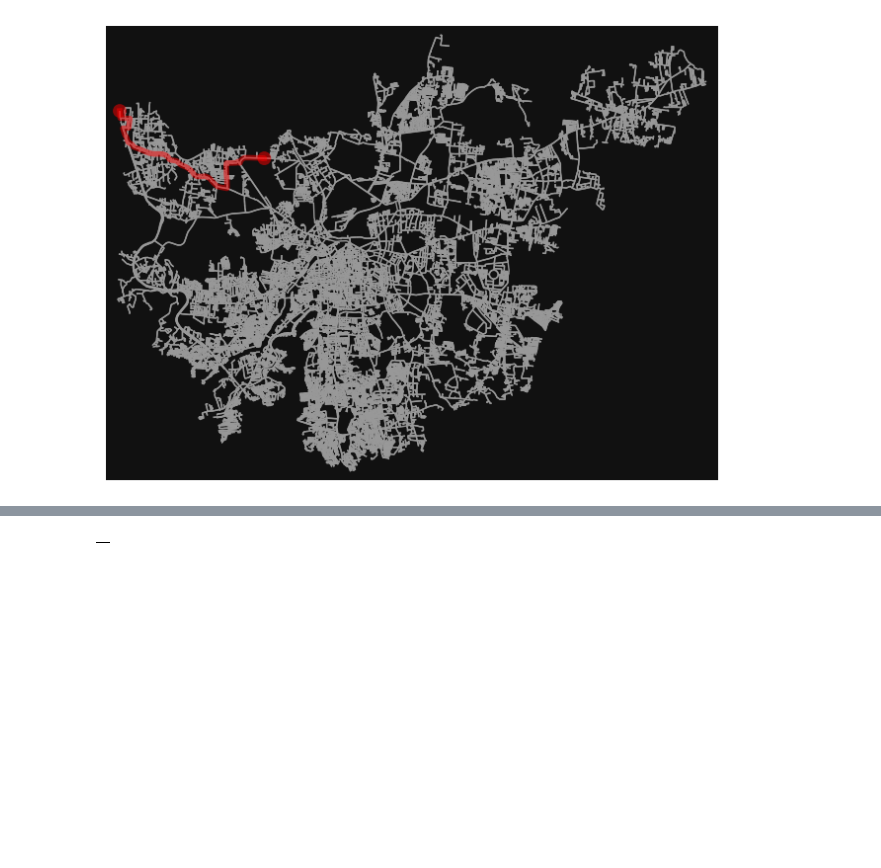
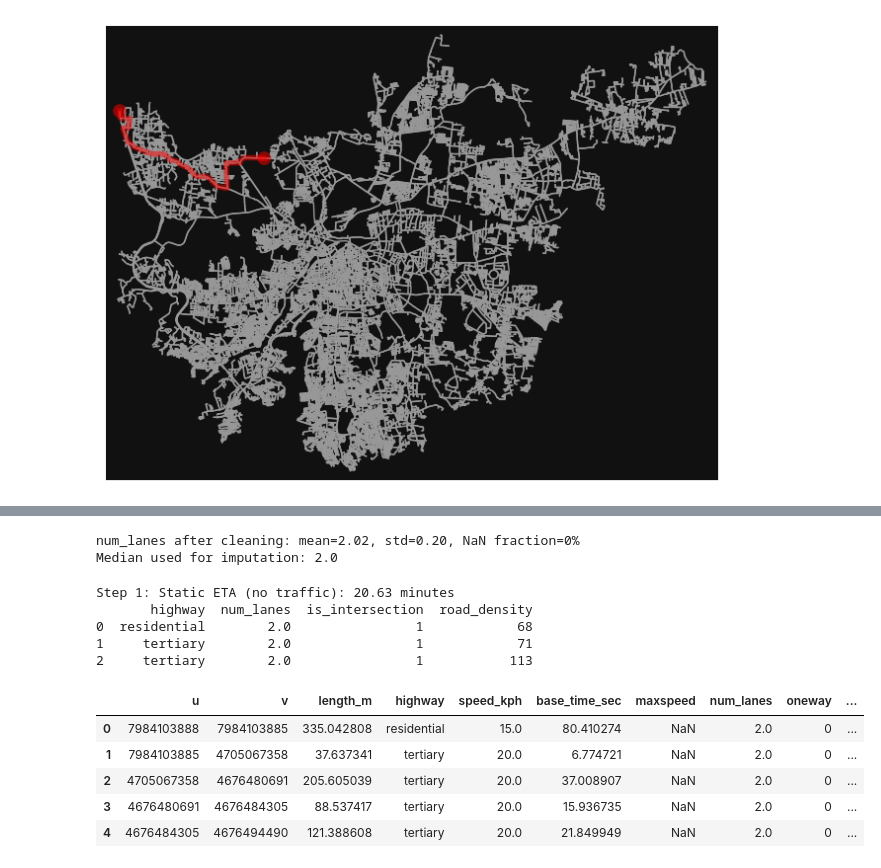
Before and after one commit to JayshreeMishra/OptiRoute_Pune, a Jupyter notebook: notebook/optiroute.ipynb, the cells around one changed output, grey strips where cells are left out. Saved outputs shown, nothing was run; the diff lists cells and outputs as text; code cells hidden in the pictures; blank space fills up the shorter version.

```diff
--- a/notebook/optiroute.ipynb
+++ b/notebook/optiroute.ipynb
@@ -142,7 +225,31 @@ for u, v in zip(route[:-1], route[1:]):
     })
 # %%
-df= pd.DataFrame(edge_data)
+df_route= pd.DataFrame(edge_rows)
+df_route["hour"]= 9       # ex- morning rush hour
+df_route["day_of_week"]= 2       # Tuesday
+# %%
+# Clean num_lanes with placeholder median
+df_route, _ = clean_lanes_column(df_route, 'num_lanes', median_val=2.0)
+# %% [output]
+num_lanes after cleaning: mean=2.02, std=0.20, NaN fraction=0%
+Median used for imputation: 2.0
+# %%
+# Baseline static ETA
+eta_base_min = df_route["base_time_sec"].sum() / 60
+print(f"Step 1: Static ETA (no traffic): {eta_base_min:.2f} minutes")
+print(df_route[["highway", "num_lanes", "is_intersection", "road_density"]].head(3))
+# %% [output]
+Step 1: Static ETA (no traffic): 20.63 minutes
+       highway  num_lanes  is_intersection  road_density
+0  residential        2.0                1            68
+1     tertiary        2.0                1            71
+2     tertiary        2.0                1           113
 # %%
-df.head()
+df_route.head()
 # %% [output]
-|  |
+|  | u | v | length_m | highway | speed_kph | base_time_sec | maxspeed | num_lanes | oneway | ... |
+| 0 | 7984103888 | 7984103885 | 335.042808 | residential | 15.0 | 80.410274 | NaN | 2.0 | 0 | ... |
+| 1 | 7984103885 | 4705067358 | 37.637341 | tertiary | 20.0 | 6.774721 | NaN | 2.0 | 0 | ... |
+| 2 | 4705067358 | 4676480691 | 205.605039 | tertiary | 20.0 | 37.008907 | NaN | 2.0 | 0 | ... |
+| 3 | 4676480691 | 4676484305 | 88.537417 | tertiary | 20.0 | 15.936735 | NaN | 2.0 | 0 | ... |
+| 4 | 4676484305 | 4676494490 | 121.388608 | tertiary | 20.0 | 21.849949 | NaN | 2.0 | 0 | ... |
```
Also changed, not shown: parts of 47 cells of this notebook, 3 other files.
